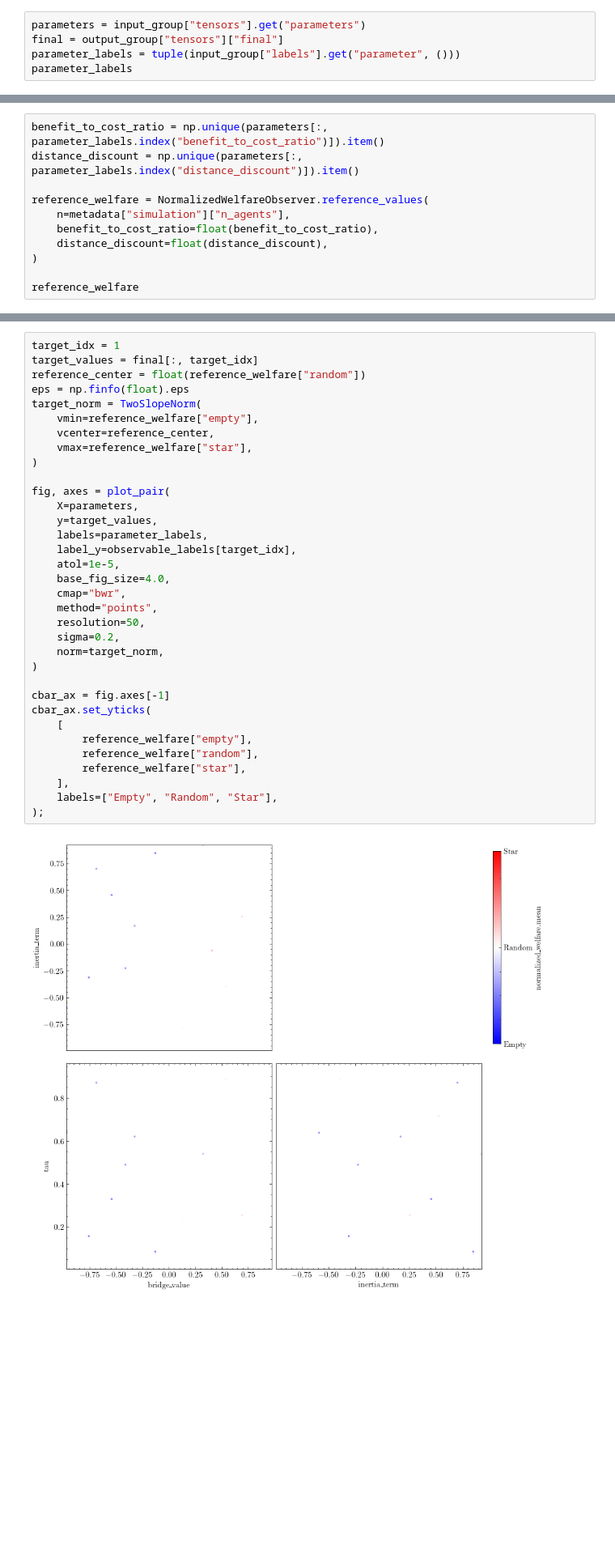
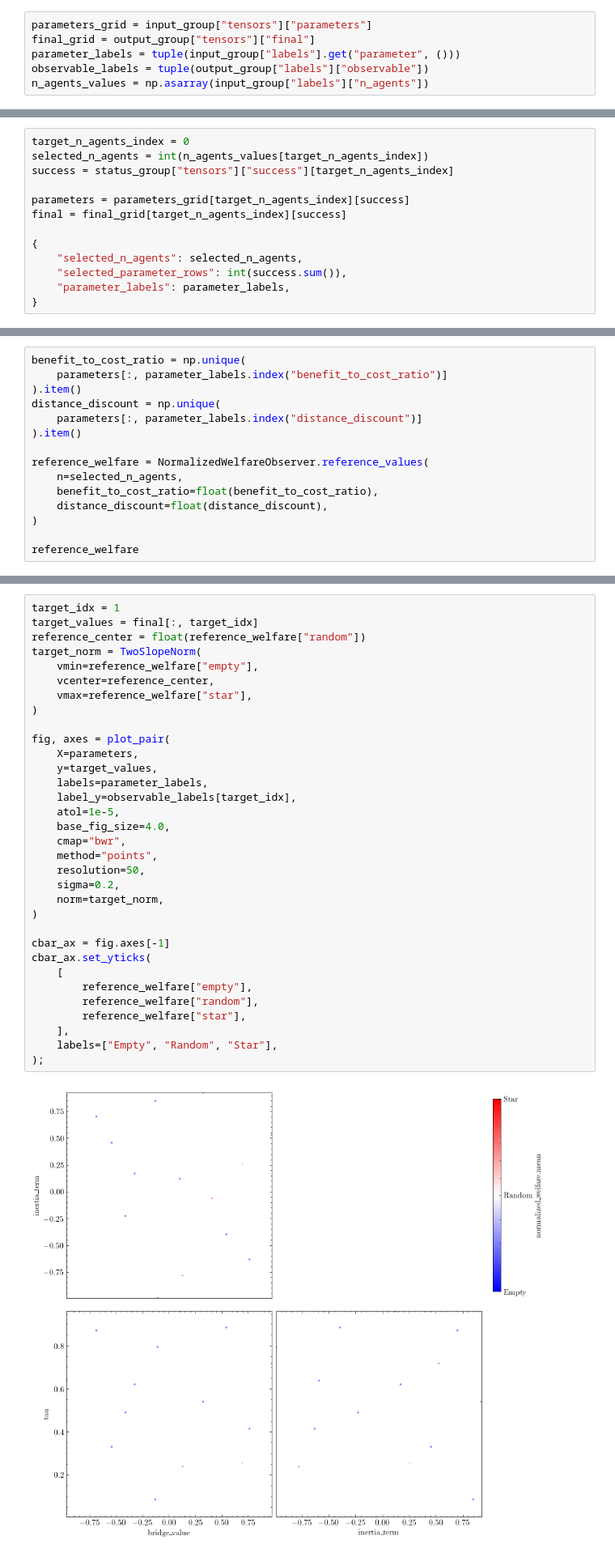
Before and after one commit to hdahmou/Network_creation, a Jupyter notebook: notebooks/task_result_loader.ipynb, the cells around one changed output, grey strips where cells are left out. Shown at 81% size. Cells and saved outputs as stored; diff of their text form; blank space fills up the shorter version.

```diff
--- a/notebooks/task_result_loader.ipynb
+++ b/notebooks/task_result_loader.ipynb
@@ -132,5 +160,6 @@ This cell uses `outputs["tensors"]["final"]` for the metric values and colors th
 # %%
-parameters = input_group["tensors"].get("parameters")
-final = output_group["tensors"]["final"]
+parameters_grid = input_group["tensors"]["parameters"]
+final_grid = output_group["tensors"]["final"]
 parameter_labels = tuple(input_group["labels"].get("parameter", ()))
-parameter_labels
+observable_labels = tuple(output_group["labels"]["observable"])
+n_agents_values = np.asarray(input_group["labels"]["n_agents"])
@@ -143,0 +166,13 @@ parameter_labels
+# %%
+target_n_agents_index = 0
+selected_n_agents = int(n_agents_values[target_n_agents_index])
+success = status_group["tensors"]["success"][target_n_agents_index]
+
+parameters = parameters_grid[target_n_agents_index][success]
+final = final_grid[target_n_agents_index][success]
+
+{
+    "selected_n_agents": selected_n_agents,
+    "selected_parameter_rows": int(success.sum()),
+    "parameter_labels": parameter_labels,
+}
@@ -148,9 +192,13 @@ This computes the observer-level `star`, `empty`, and optimized `random` welfare
 # %%
-benefit_to_cost_ratio = np.unique(parameters[:, parameter_labels.index("benefit_to_cost_ratio")]).item()
-distance_discount = np.unique(parameters[:, parameter_labels.index("distance_discount")]).item()
+benefit_to_cost_ratio = np.unique(
+    parameters[:, parameter_labels.index("benefit_to_cost_ratio")]
+).item()
+distance_discount = np.unique(
+    parameters[:, parameter_labels.index("distance_discount")]
+).item()
 
 reference_welfare = NormalizedWelfareObserver.reference_values(
-    n=metadata["simulation"]["n_agents"],
+    n=selected_n_agents,
     benefit_to_cost_ratio=float(benefit_to_cost_ratio),
     distance_discount=float(distance_discount),
 )
@@ -162,38 +210,37 @@ reference_welfare
 target_idx = 1
 target_values = final[:, target_idx]
 reference_center = float(reference_welfare["random"])
-eps = np.finfo(float).eps
 target_norm = TwoSlopeNorm(
     vmin=reference_welfare["empty"],
     vcenter=reference_center,
     vmax=reference_welfare["star"],
 )
 
 fig, axes = plot_pair(
     X=parameters,
     y=target_values,
     labels=parameter_labels,
     label_y=observable_labels[target_idx],
     atol=1e-5,
     base_fig_size=4.0,
     cmap="bwr",
     method="points",
     resolution=50,
     sigma=0.2,
     norm=target_norm,
 )
 
 cbar_ax = fig.axes[-1]
 cbar_ax.set_yticks(
     [
         reference_welfare["empty"],
         reference_welfare["random"],
         reference_welfare["star"],
     ],
     labels=["Empty", "Random", "Star"],
 );
 # %% [output]
-[figure, old version]
+[figure, new version]
 # %%
 dict(zip(parameter_labels, parameters[final[:, 0].argmax()]))
 # %% [output]
```
Also changed, not shown: parts of 16 cells of this notebook, 20 other files.
